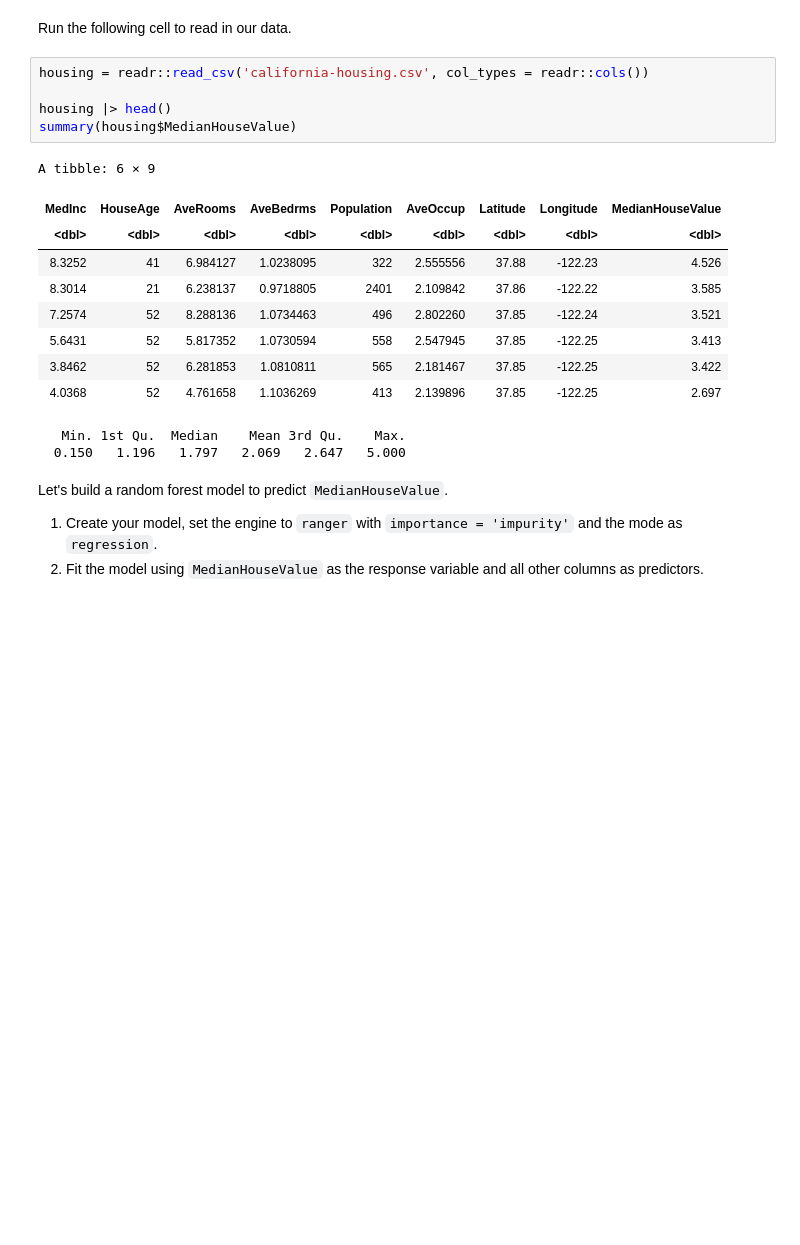
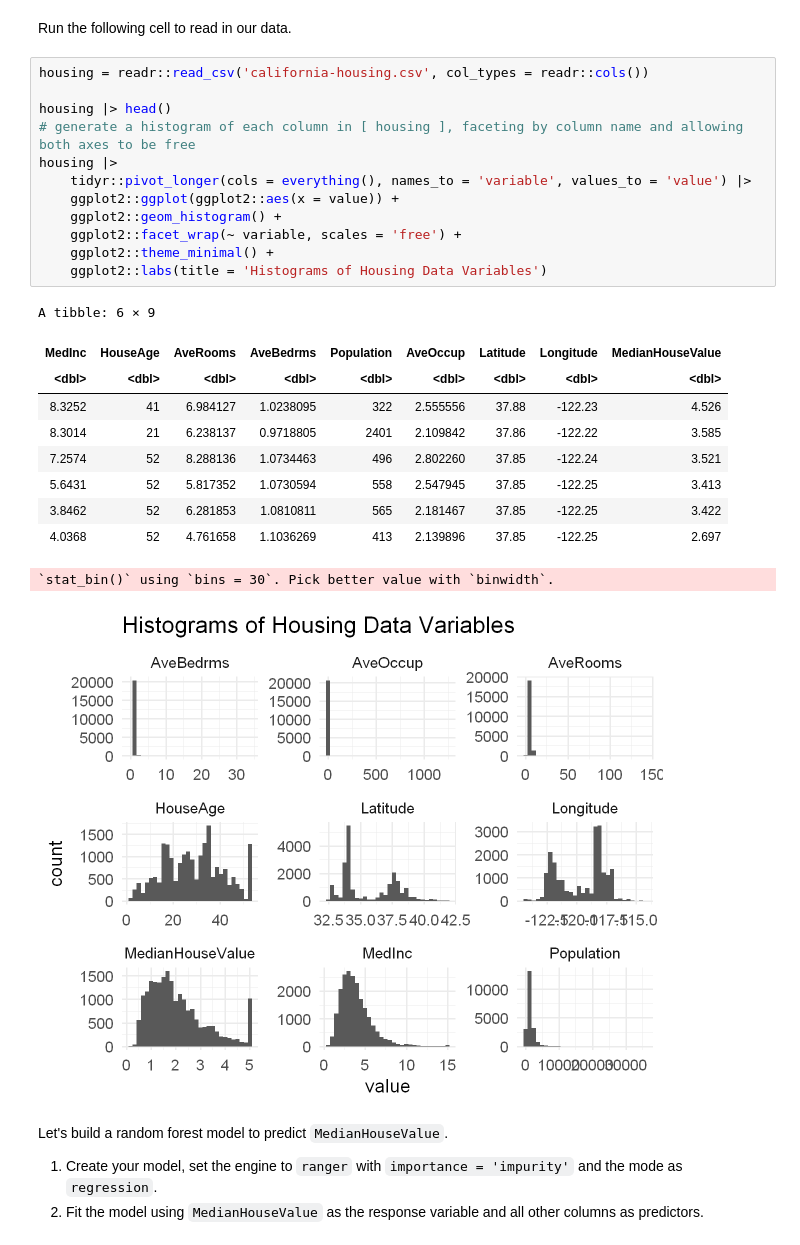
Before and after one commit to UNC-DATA-730/unit-11-assignment-samussiah, a Jupyter notebook: assignment11.ipynb, the cells around one changed output. Saved outputs shown, nothing was run; the diff lists cells and outputs as text; blank space fills up the shorter version.

```diff
--- a/assignment11.ipynb
+++ b/assignment11.ipynb
@@ -42,20 +42,27 @@ Run the following cell to read in our data.
 # %%
 housing = readr::read_csv('california-housing.csv', col_types = readr::cols())
 
 housing |> head()
-summary(housing$MedianHouseValue)
+# generate a histogram of each column in [ housing ], faceting by column name and allowing both axes to be free
+housing |>
+    tidyr::pivot_longer(cols = everything(), names_to = 'variable', values_to = 'value') |>
+    ggplot2::ggplot(ggplot2::aes(x = value)) +
+    ggplot2::geom_histogram() +
+    ggplot2::facet_wrap(~ variable, scales = 'free') +
+    ggplot2::theme_minimal() +
+    ggplot2::labs(title = 'Histograms of Housing Data Variables')
 # %% [output]
 A tibble: 6 × 9
 | MedInc | HouseAge | AveRooms | AveBedrms | Population | AveOccup | Latitude | Longitude | MedianHouseValue |
 | <dbl> | <dbl> | <dbl> | <dbl> | <dbl> | <dbl> | <dbl> | <dbl> | <dbl> |
 | 8.3252 | 41 | 6.984127 | 1.0238095 | 322 | 2.555556 | 37.88 | -122.23 | 4.526 |
 | 8.3014 | 21 | 6.238137 | 0.9718805 | 2401 | 2.109842 | 37.86 | -122.22 | 3.585 |
 | 7.2574 | 52 | 8.288136 | 1.0734463 | 496 | 2.802260 | 37.85 | -122.24 | 3.521 |
 | 5.6431 | 52 | 5.817352 | 1.0730594 | 558 | 2.547945 | 37.85 | -122.25 | 3.413 |
 | 3.8462 | 52 | 6.281853 | 1.0810811 | 565 | 2.181467 | 37.85 | -122.25 | 3.422 |
 | 4.0368 | 52 | 4.761658 | 1.1036269 | 413 | 2.139896 | 37.85 | -122.25 | 2.697 |
-   Min. 1st Qu.  Median    Mean 3rd Qu.    Max.
-  0.150   1.196   1.797   2.069   2.647   5.000
+`stat_bin()` using `bins = 30`. Pick better value with `binwidth`.
+[figure, added]
 # %% [markdown]
 Let's build a random forest model to predict `MedianHouseValue`.
 
```
Also changed, not shown: parts of 4 cells of this notebook.
